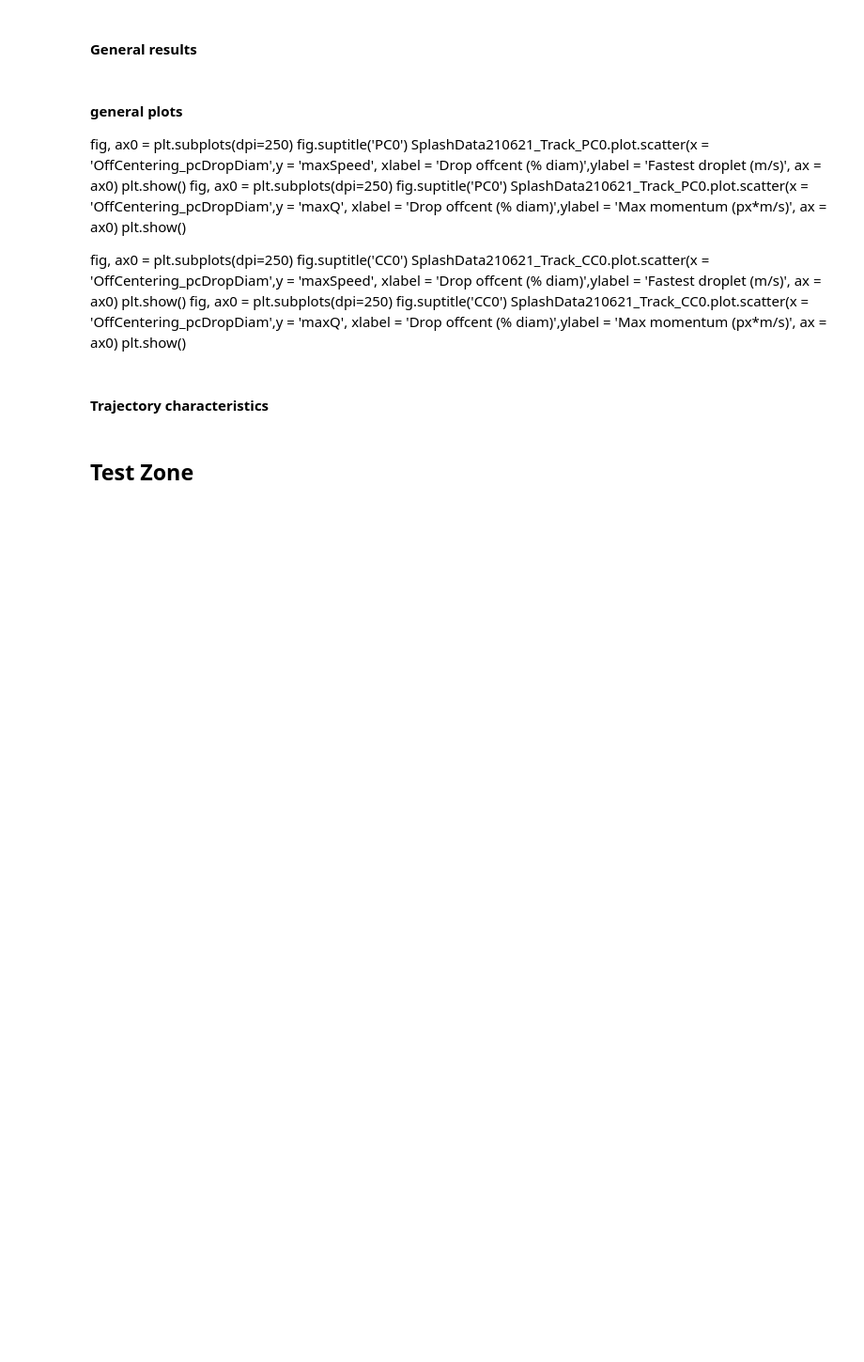
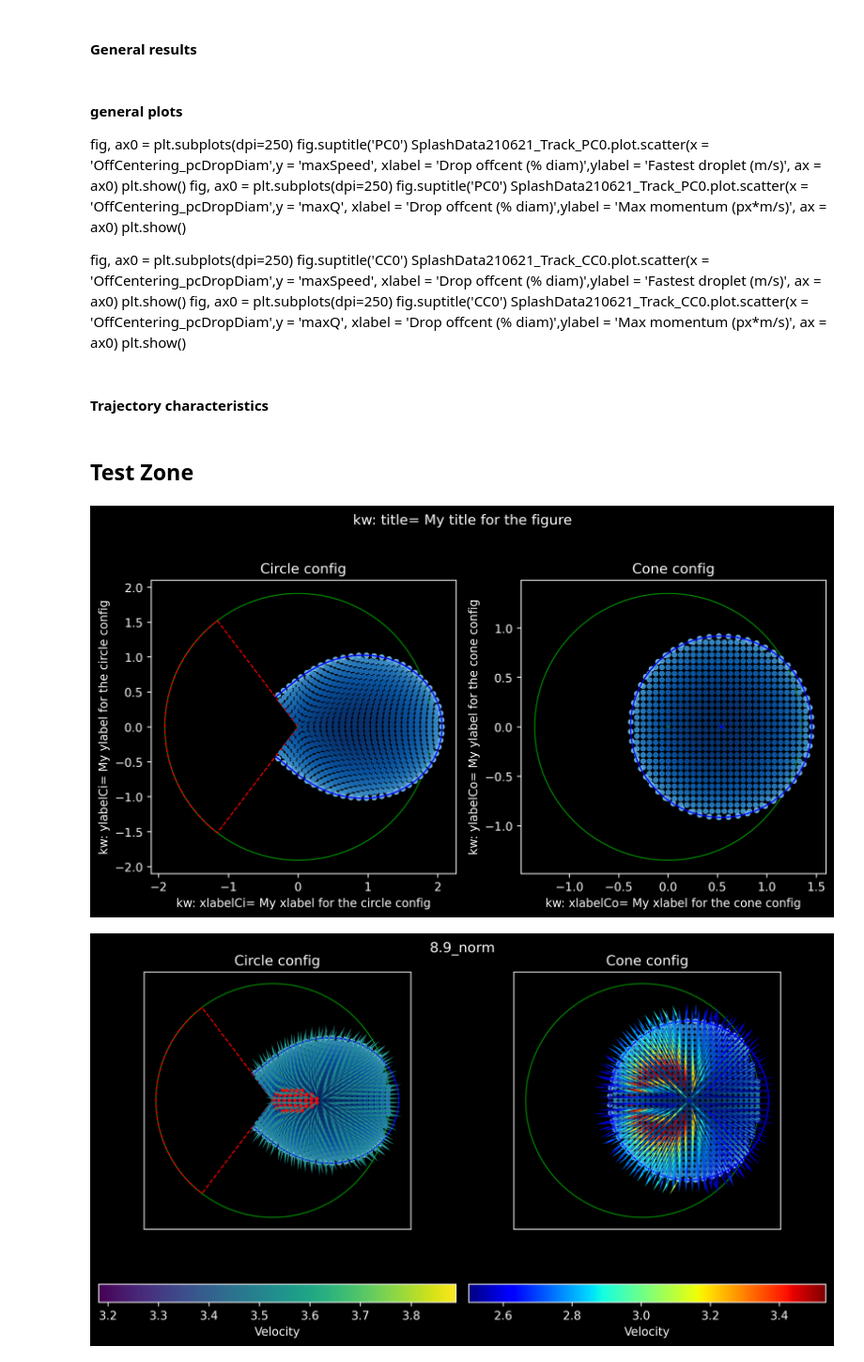
Before and after one commit to VLaplaud-Biophysics/DropProject_JupyNBs, a Jupyter notebook: SplashAnalysisNB.ipynb, the cells around one changed output. Shown at 94% size. Cells and saved outputs as stored; diff of their text form; code cells hidden in the pictures; blank space fills up the shorter version.

```diff
--- a/SplashAnalysisNB.ipynb
+++ b/SplashAnalysisNB.ipynb
@@ -477,2 +479,64 @@ plotTraj(TrajData210702_CC0,SplashData210702_Track_CC0,StackList210702_CC0,P2107
 # %% [markdown]
 ## Test Zone
+# %%
+# plotting stuff
+import matplotlib.pyplot as plt
+import matplotlib as mpl
+mpl.use('TkAgg')
+%matplotlib inline
+
+COLOR = 'white'
+COLOR2 = 'black'
+
+mpl.rcParams['text.color'] = COLOR
+mpl.rcParams['axes.labelcolor'] = COLOR
+mpl.rcParams['xtick.color'] = COLOR
+mpl.rcParams['ytick.color'] = COLOR
+mpl.rcParams['axes.edgecolor'] = COLOR
+
+mpl.rcParams["figure.facecolor"] = COLOR2
+mpl.rcParams["axes.facecolor"] = COLOR2
+mpl.rcParams["savefig.facecolor"] = COLOR2
+# General system functions
+import os
+import shutil
+import sys
+
+import time
+
+import numpy as np
+
+# my functions
+sys.path.append('../PythonFuncs/')
+import VallapFunc_DP as vf
+import DropGeometryClasses as dgc
+import DropGeometryFuncs as dgf
+import ImpactSimulationFuncs as isf
+
+npts = 30
+ConeDiam = 2.7
+DropDiam = 1.36/2*ConeDiam
+
+Rocs = np.round(np.linspace(0.2,1.9,3)*10)/10
+Roc = 0.4
+# for Roc in Rocs:
+D = dgc.Drop(DropDiam/2,Roc*ConeDiam/2,npts,5)
+C = dgc.Cone(ConeDiam/2,np.pi/4)
+savepath = r'd:\Users\laplaud\Desktop\PostDoc\Code\DropProject_WithAna\Figures\SplashVid\Hgrad_CD' + str(ConeDiam) + '_DD' + str(DropDiam) + '_ROC' + str(Roc)
+os.makedirs(savepath,exist_ok=True)
+I = C.impact(D,'Hgrad')
+C.draw(drop=D)
+
+JF = I.compute_JetFrac('full_div0')
+I.plot_splash_init(nolabels=True,title=str(JF),veltype = 'norm')
+I.plot_splash_init(nolabels=True,title=str(JF),veltype = 'tan_div0')
+I.plot_splash_init(nolabels=True,title=str(JF),veltype = 'full_div0')
+
+
+for tmax,i in zip(np.linspace(0,3,13),np.linspace(0,12,13)):
+    f = I.plot_splash_traj(np.linspace(0,tmax,40),'full_div0',nolabels=True,title='div0')
+    f.savefig(savepath+'\\tmax' + str(np.round(i).astype(int)) + '.png')
+    plt.close(f)
+# %% [output]
+[figure, added]
+[figure, added]
```
Also changed, not shown: parts of 7 cells of this notebook, 1 other file.
